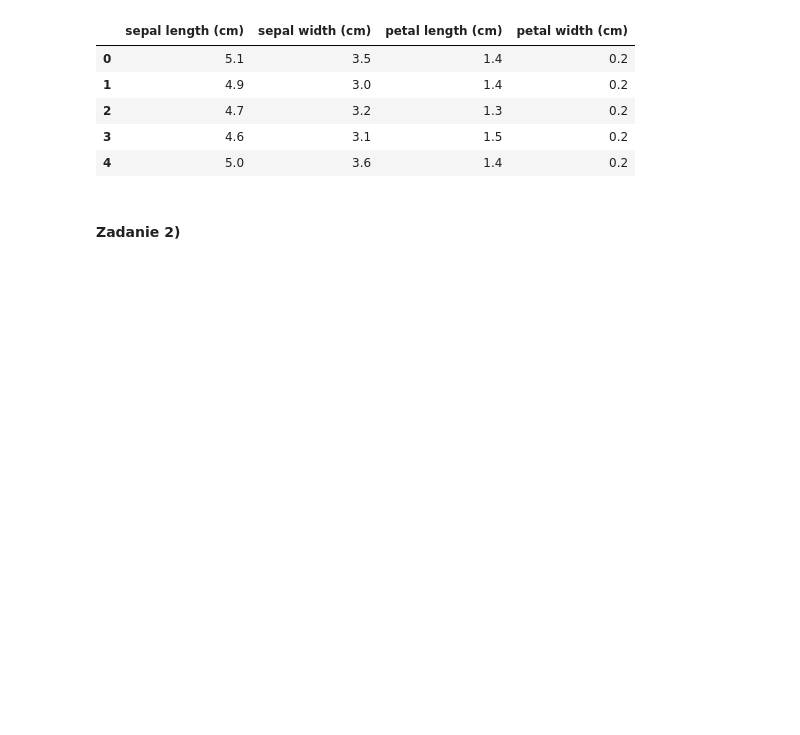
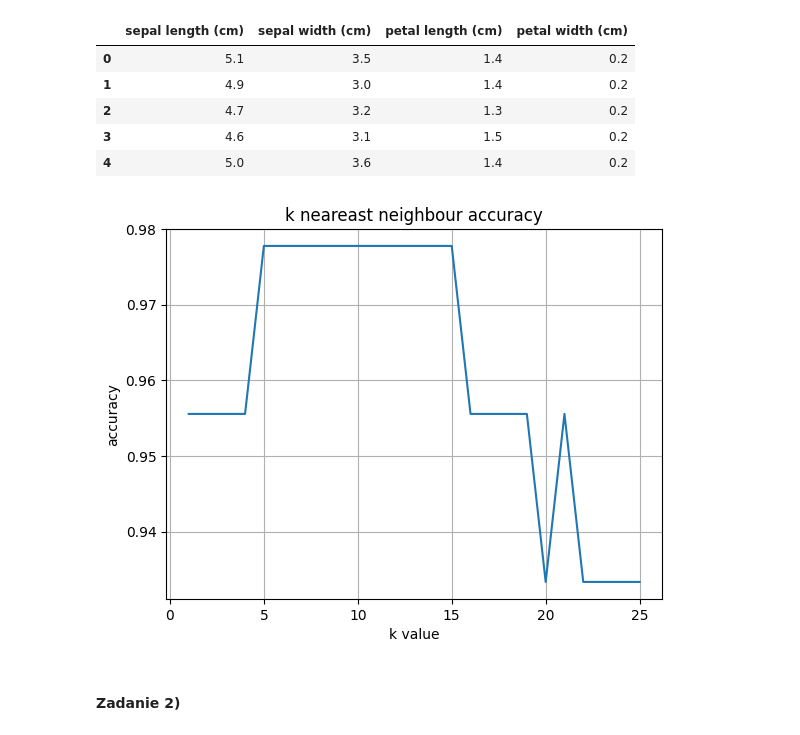
Before and after one commit to LKochan123/Machine-learning, a Jupyter notebook: Lab5/lab5.ipynb, the cells around one changed output. Drawn from its saved outputs; the diff is of its cells as text; code cells hidden in the pictures; blank space fills up the shorter version.

```diff
--- a/Lab5/lab5.ipynb
+++ b/Lab5/lab5.ipynb
@@ -22,3 +54,24 @@ features_train, features_test, labels_train, labels_test = train_test_split(iris
+# %%
+import matplotlib.pyplot as plt
+
+N = 26
+x_label = [x for x in range(1, N)]
+accuracy = []
+
+for i in range(1, N):
+    knn = kNN(i)
+    knn.fit(features_train, labels_train)
+    features_pred = knn.predict(features_test)
+    accuracy.append(accuracy_score(labels_test, features_pred))
+
+plt.plot(x_label, accuracy)
+plt.xlabel('k value')
+plt.ylabel('accuracy')
+plt.title('k neareast neighbour accuracy')
+plt.grid(True)
+plt.show()
+# %% [output]
+[figure, added]
 # %% [markdown]
 #### Zadanie 2)
 # %%
```
Also changed, not shown: parts of 9 cells of this notebook, 15 other files.
